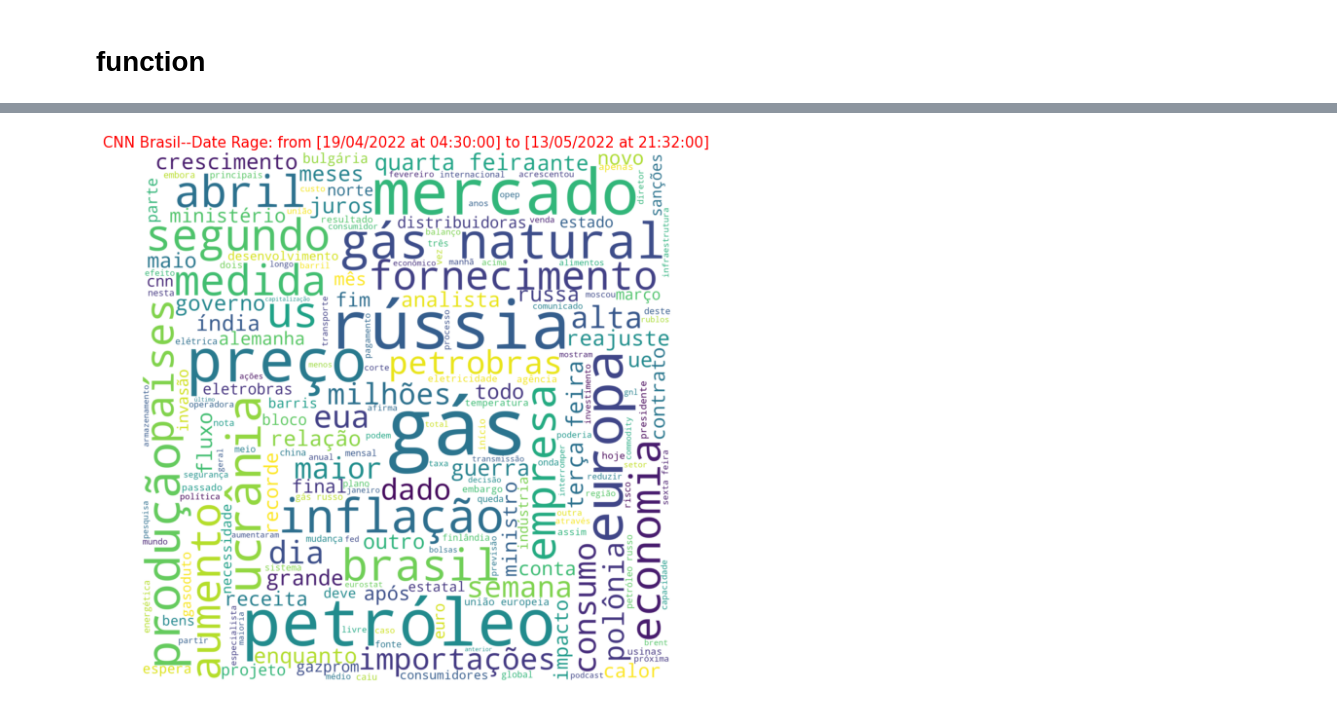
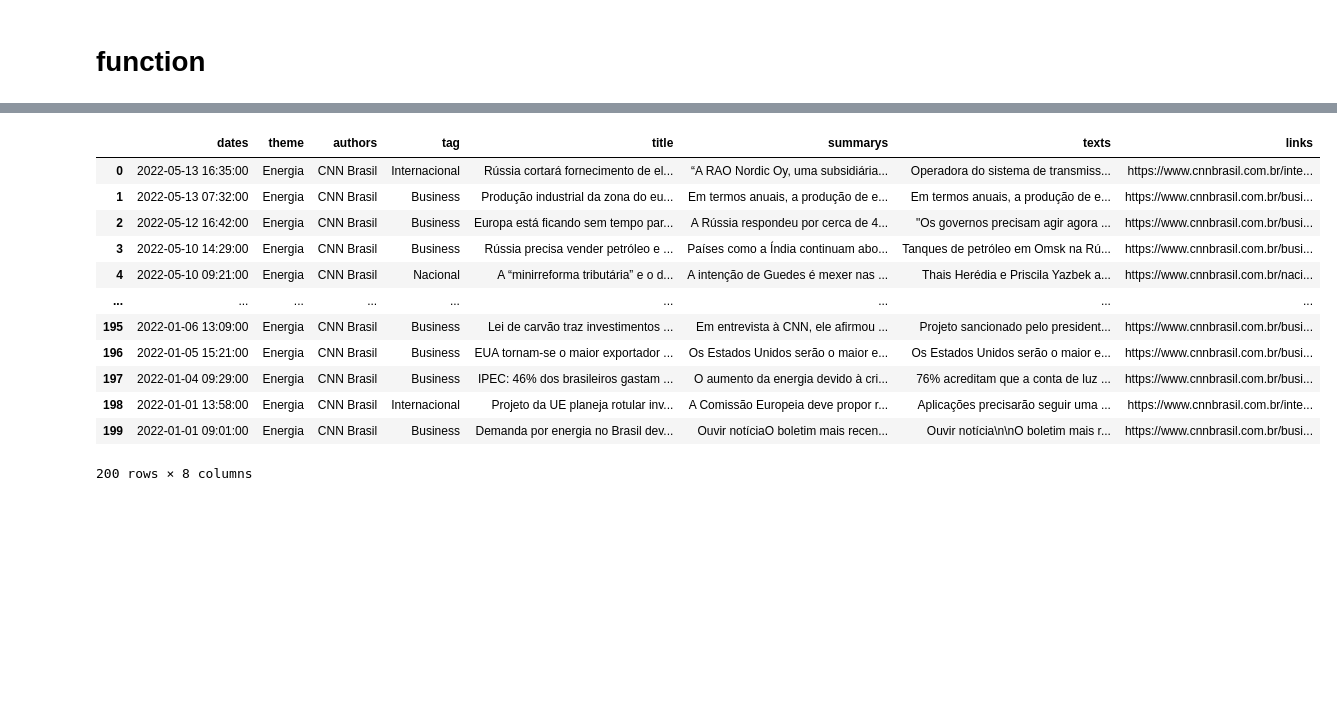
Before and after one commit to viniciusgribas/EnergyNewsScrapping, a Jupyter notebook: WebScrape_CNN_News.ipynb, the cells around one changed output, grey strips where cells are left out. Cells and saved outputs as stored; diff of their text form; code cells hidden in the pictures; blank space fills up the shorter version.

```diff
--- a/WebScrape_CNN_News.ipynb
+++ b/WebScrape_CNN_News.ipynb
@@ -171,12 +158,14 @@ df
 # %%
-date_min = str(df.dates.dt.date.min().strftime('%d/%m/%Y'))+' at '+ str(df.dates.dt.time.min())
-date_max = str(df.dates.dt.date.max().strftime('%d/%m/%Y'))+' at '+ str(df.dates.dt.time.max())
+# filter by date
+
+df_filtered = df[df.dates > '2022-01-01']
+
+date_min = str(df_filtered.dates.dt.date.min().strftime('%d/%m/%Y'))+' at '+ str(df_filtered.dates.dt.time.min())
+date_max = str(df_filtered.dates.dt.date.max().strftime('%d/%m/%Y'))+' at '+ str(df_filtered.dates.dt.time.max())
 
 date_range = 'Date Rage: from ['+ date_min + '] to [' + date_max + ']'
 
-date_range
+print(date_range)
 
-
-# date_range = str(df['dates'].dt.date.min()) + ' to ' +str(df['dates'].dt.date.max())
-# date_range.dt.strftime('%d/%m/%Y - %H:%M')
+df_filtered
 # %% [output]
@@ -184 +173,14 @@ date_range
+|  | dates | theme | authors | tag | title | summarys | texts | links |
+| 0 | 2022-05-13 16:35:00 | Energia | CNN Brasil | Internacional | Rússia cortará fornecimento de el... | “A RAO Nordic Oy, uma subsidiária... | Operadora do sistema de transmiss... | https://www.cnnbrasil.com.br/inte... |
+| 1 | 2022-05-13 07:32:00 | Energia | CNN Brasil | Business | Produção industrial da zona do eu... | Em termos anuais, a produção de e... | Em termos anuais, a produção de e... | https://www.cnnbrasil.com.br/busi... |
+| 2 | 2022-05-12 16:42:00 | Energia | CNN Brasil | Business | Europa está ficando sem tempo par... | A Rússia respondeu por cerca de 4... | "Os governos precisam agir agora ... | https://www.cnnbrasil.com.br/busi... |
+| 3 | 2022-05-10 14:29:00 | Energia | CNN Brasil | Business | Rússia precisa vender petróleo e ... | Países como a Índia continuam abo... | Tanques de petróleo em Omsk na Rú... | https://www.cnnbrasil.com.br/busi... |
+| 4 | 2022-05-10 09:21:00 | Energia | CNN Brasil | Nacional | A “minirreforma tributária” e o d... | A intenção de Guedes é mexer nas ... | Thais Herédia e Priscila Yazbek a... | https://www.cnnbrasil.com.br/naci... |
+| ... | ... | ... | ... | ... | ... | ... | ... | ... |
+| 195 | 2022-01-06 13:09:00 | Energia | CNN Brasil | Business | Lei de carvão traz investimentos ... | Em entrevista à CNN, ele afirmou ... | Projeto sancionado pelo president... | https://www.cnnbrasil.com.br/busi... |
+| 196 | 2022-01-05 15:21:00 | Energia | CNN Brasil | Business | EUA tornam-se o maior exportador ... | Os Estados Unidos serão o maior e... | Os Estados Unidos serão o maior e... | https://www.cnnbrasil.com.br/busi... |
+| 197 | 2022-01-04 09:29:00 | Energia | CNN Brasil | Business | IPEC: 46% dos brasileiros gastam ... | O aumento da energia devido à cri... | 76% acreditam que a conta de luz ... | https://www.cnnbrasil.com.br/busi... |
+| 198 | 2022-01-01 13:58:00 | Energia | CNN Brasil | Internacional | Projeto da UE planeja rotular inv... | A Comissão Europeia deve propor r... | Aplicações precisarão seguir uma ... | https://www.cnnbrasil.com.br/inte... |
+| 199 | 2022-01-01 09:01:00 | Energia | CNN Brasil | Business | Demanda por energia no Brasil dev... | Ouvir notíciaO boletim mais recen... | Ouvir notícia\n\nO boletim mais r... | https://www.cnnbrasil.com.br/busi... |
+200 rows × 8 columns
 # %%
@@ -188,35 +192,33 @@ wordcloud_title = df.authors[0] +'--'+ date_range
 # %%
-PORTUGUESE_STOPWORDS_PATCH = r'https://gist.githubusercontent.com/alopes/5358189/raw/2107d809cca6b83ce3d8e04dbd9463283025284f/stopwords.txt'
+# StopWords parameters
+
+PORTUGUESE_STOPWORDS_PATCH_1 = r'https://gist.githubusercontent.com/alopes/5358189/raw/2107d809cca6b83ce3d8e04dbd9463283025284f/stopwords.txt'
 
 
-response_PATCH = requests.get(PORTUGUESE_STOPWORDS_PATCH)
+response_PATCH = requests.get(PORTUGUESE_STOPWORDS_PATCH_1)
 
 pt_stopwords = response_PATCH.text
 
 pt_stopwords = pt_stopwords.replace(" ","").splitlines()
 
-stop_words  = list(pt_stopwords) + list(STOPWORDS) + [wordcloud_theme,'cerca','país','disse','agora', 'ouvir','notícia', 'ano' , 'entanto','episódio','ainda','acordo','demanda','pode','desde','sobre']
 
-
-plt.figure(figsize=(20,10))
-
-
-wordcloud = WordCloud(min_font_size=20,
-               max_font_size=300,
-               background_color='white',
-               mode="RGB",
-               stopwords=stop_words,
-               width=2000,
-               height=2000,
-               normalize_plurals= True
-).generate(text)
-
-
-
-
-plt.title(wordcloud_title, fontsize=15, color="red")
-plt.imshow(wordcloud, interpolation="bilinear")
-plt.axis("off")
-plt.show()
+stop_words  = list(pt_stopwords) + list(STOPWORDS) + [wordcloud_theme,
+                                                    'cerca',
+                                                    'país',
+                                                    'disse',
+                                                    'agora',
+                                                    'ouvir',
+                                                    'notícia',
+                                                    'ano' ,
+                                                    'entanto',
+                                                    'episódio',
+                                                    'ainda',
+                                                    'acordo',
+                                                    'demanda',
+                                                    'maior',
+                                                    'dia',
+                                                    'segundo',
+                                                    'pode',
+                                                    'desde',
+                                                    'todo',
+                                                    'sobre']
-# %% [output]
-[figure, removed]
```
Also changed, not shown: parts of 15 cells of this notebook, 3 other files.
